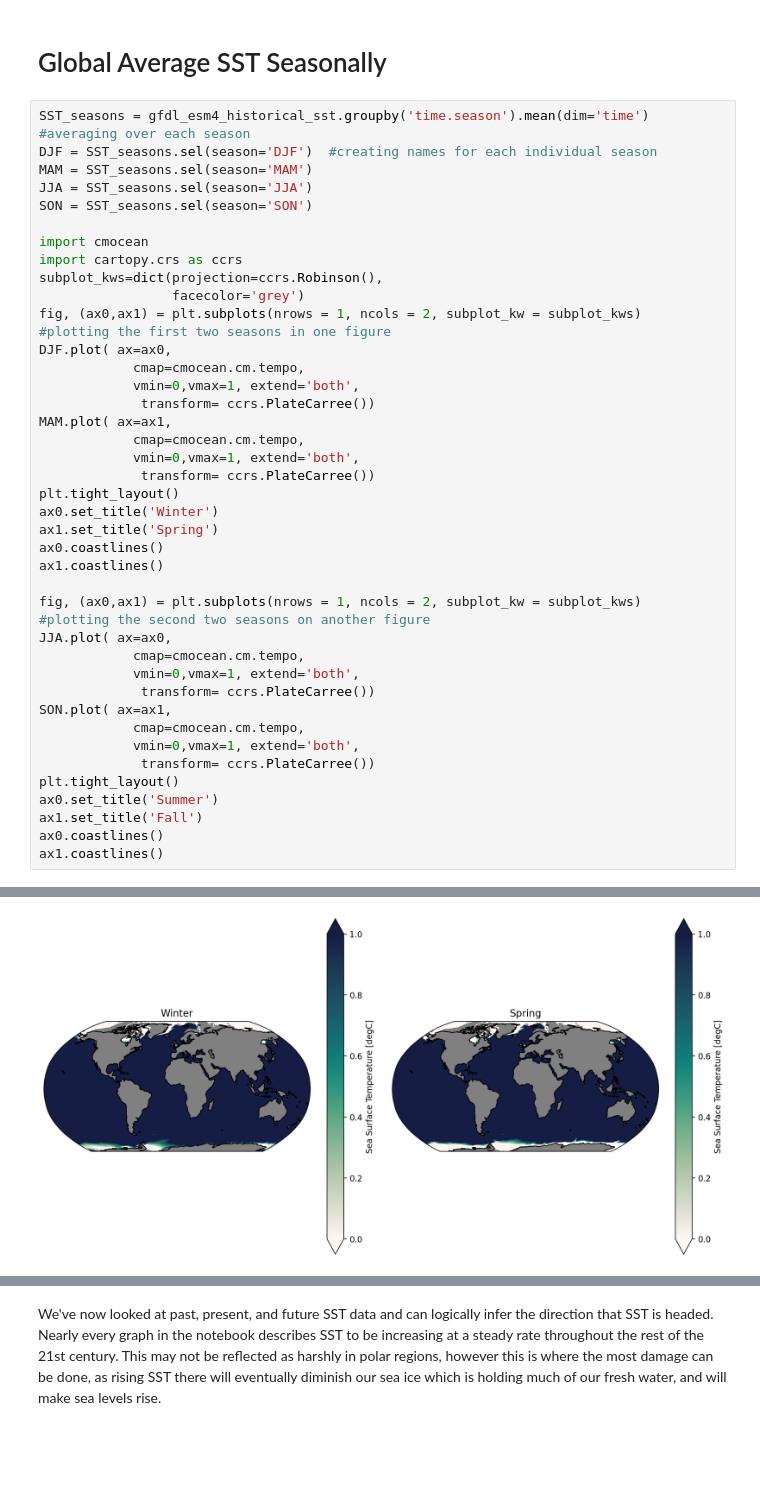
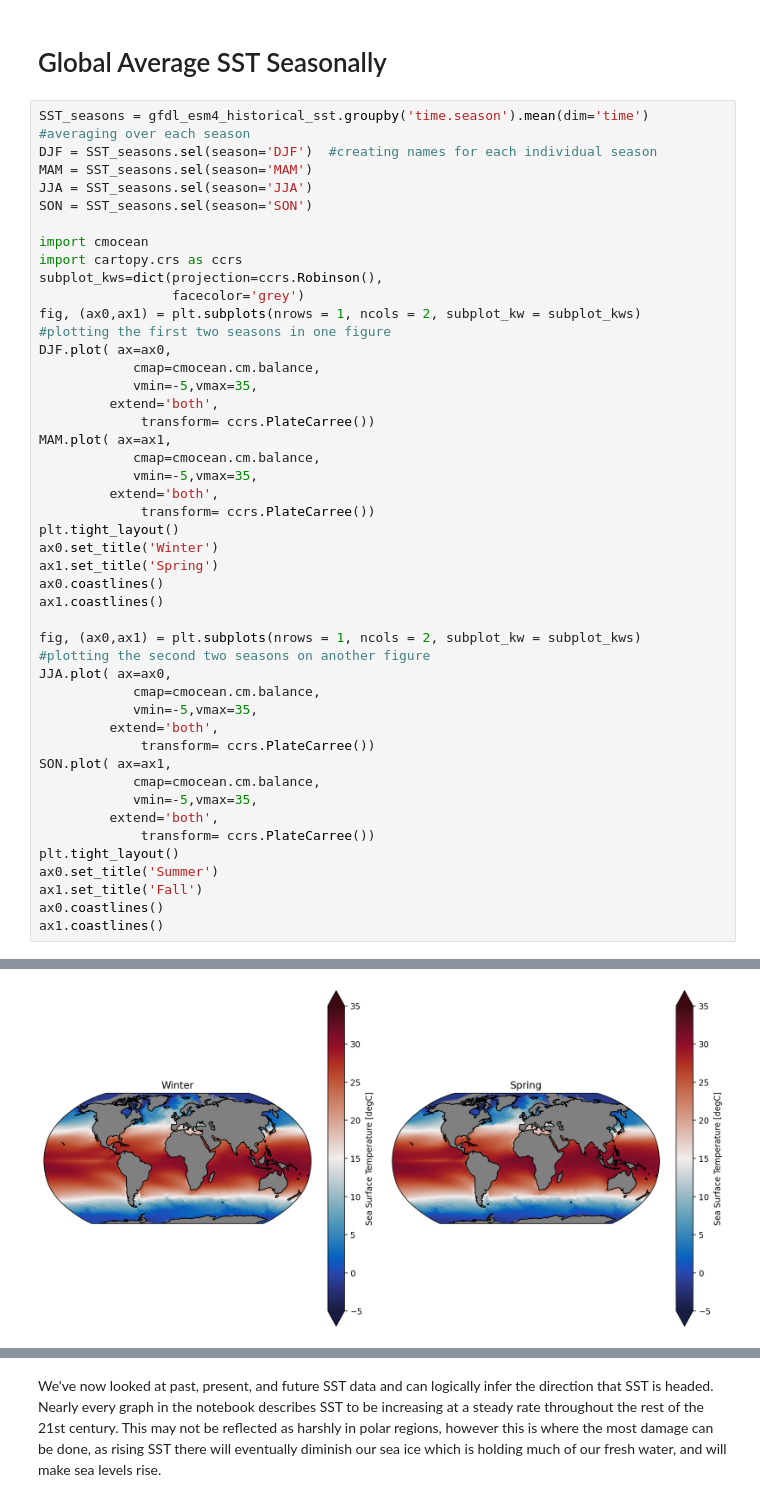
Before and after one commit to EES-3506-5506/Krzystek_Unit5, a Jupyter notebook: notebooks/SST_ClimateModel_Analysis_Notebook.ipynb, the cells around one changed output, grey strips where cells are left out. Drawn from its saved outputs; the diff is of its cells as text; blank space fills up the shorter version.

```diff
--- a/notebooks/SST_ClimateModel_Analysis_Notebook.ipynb
+++ b/notebooks/SST_ClimateModel_Analysis_Notebook.ipynb
@@ -239,39 +240,43 @@ SON = SST_seasons.sel(season='SON')
 
 import cmocean
 import cartopy.crs as ccrs
 subplot_kws=dict(projection=ccrs.Robinson(),
                  facecolor='grey')
 fig, (ax0,ax1) = plt.subplots(nrows = 1, ncols = 2, subplot_kw = subplot_kws)
 #plotting the first two seasons in one figure
 DJF.plot( ax=ax0,
-            cmap=cmocean.cm.tempo,
-            vmin=0,vmax=1, extend='both',
+            cmap=cmocean.cm.balance,
+            vmin=-5,vmax=35,
+         extend='both',
              transform= ccrs.PlateCarree())
 MAM.plot( ax=ax1,
-            cmap=cmocean.cm.tempo,
-            vmin=0,vmax=1, extend='both',
+            cmap=cmocean.cm.balance,
+            vmin=-5,vmax=35,
+         extend='both',
              transform= ccrs.PlateCarree())
 plt.tight_layout()
 ax0.set_title('Winter')
 ax1.set_title('Spring')
 ax0.coastlines()
 ax1.coastlines()
 
 fig, (ax0,ax1) = plt.subplots(nrows = 1, ncols = 2, subplot_kw = subplot_kws)
 #plotting the second two seasons on another figure
 JJA.plot( ax=ax0,
-            cmap=cmocean.cm.tempo,
-            vmin=0,vmax=1, extend='both',
+            cmap=cmocean.cm.balance,
+            vmin=-5,vmax=35,
+         extend='both',
              transform= ccrs.PlateCarree())
 SON.plot( ax=ax1,
-            cmap=cmocean.cm.tempo,
-            vmin=0,vmax=1, extend='both',
+            cmap=cmocean.cm.balance,
+            vmin=-5,vmax=35,
+         extend='both',
              transform= ccrs.PlateCarree())
 plt.tight_layout()
 ax0.set_title('Summer')
 ax1.set_title('Fall')
 ax0.coastlines()
 ax1.coastlines()
 # %% [output]
 <cartopy.mpl.feature_artist.FeatureArtist at 0x...>
-[figure, old version]
+[figure, new version]
```
Also changed, not shown: parts of 11 cells of this notebook.
